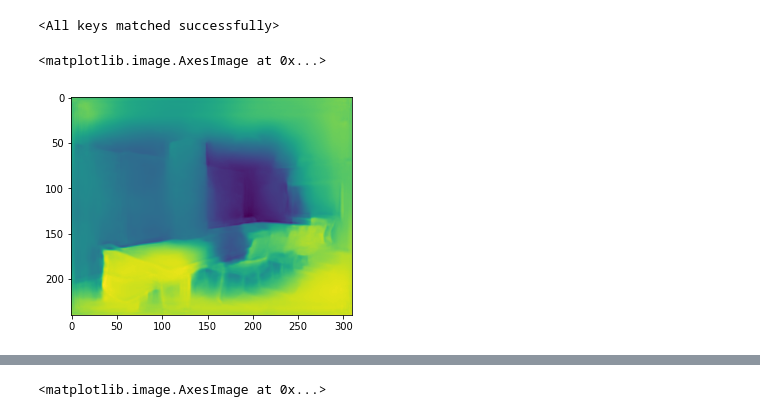
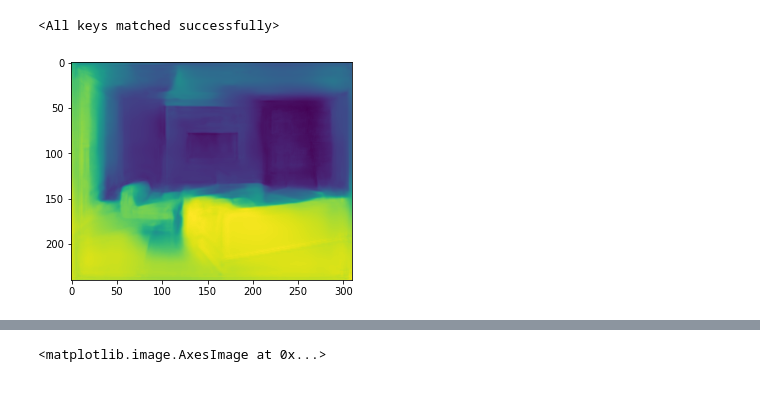
Before and after one commit to NitishNaineni/Monocular-Depth-Estimation, a Jupyter notebook: train.ipynb, the cells around one changed output, grey strips where cells are left out. Cells and saved outputs as stored; diff of their text form; code cells hidden in the pictures.

```diff
--- a/train.ipynb
+++ b/train.ipynb
@@ -110,13 +110,23 @@ for epoch in range(epochs):
 [32/50] loss: 200.80577141046524 time: 285.69250988960266
 KeyboardInterrupt:
 # %%
+
 model = Model().cuda()
-model.load_state_dict(torch.load('./trained_models/460.pth'))
+model.load_state_dict(torch.load('./trained_models/465.pth'))
 # %% [output]
 <All keys matched successfully>
-# %%
-test_img = cv2.imread("./test_images/25.jpg")
 # %%
-resized_test_img = cv2.resize(test_img, (620, 480), interpolation=cv2.INTER_AREA)
-resized = torch.from_numpy(np.ascontiguousarray(resized_test_img.transpose((2, 0, 1))))
-resized = resized.float().unsqueeze(dim=0).cuda()
+import glob
+output_images = []
+img_list = glob.glob("./test_images/*")
+for i in img_list:
+    test_img = cv2.imread(i)
+    resized_test_img = cv2.resize(test_img, (620, 480), interpolation=cv2.INTER_AREA)
+    resized = torch.from_numpy(np.ascontiguousarray(resized_test_img.transpose((2, 0, 1))))
+    resized = resized.float().unsqueeze(dim=0).cuda()
+    out = model(resized)
+    out = out.cpu().detach().numpy()
+    output_images.append(out)
+    plt.imshow(out[0,0])
+# %% [output]
+[figure, added]
@@ -126,5 +132,0 @@ out = out.cpu().detach().numpy()
-# %%
-plt.imshow(out[0,0])
-# %% [output]
-<matplotlib.image.AxesImage at 0x...>
-[figure, removed]
```
Also changed, not shown: parts of 4 cells of this notebook, 9 other files.
